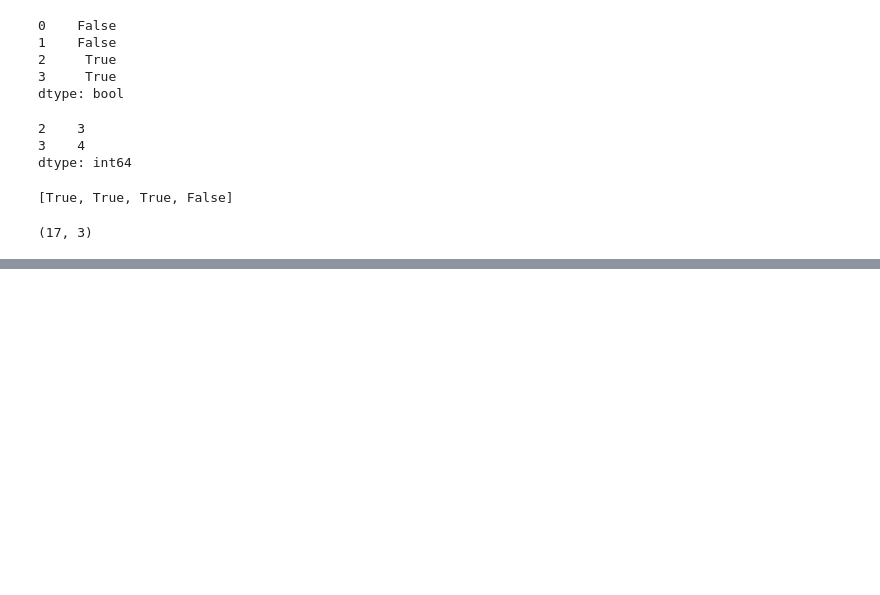
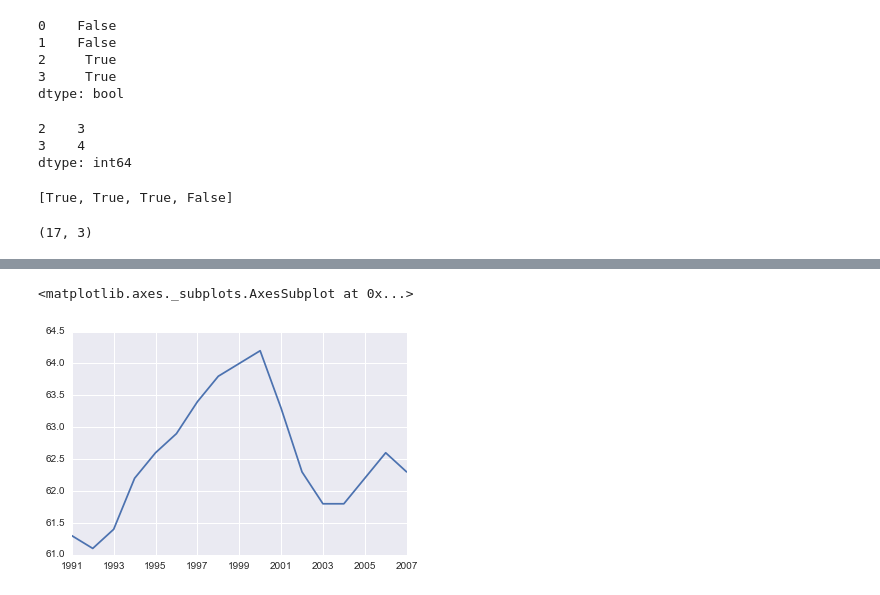
Before and after one commit to JeremiahZhang/MachineLearningJourney, a Jupyter notebook: Udacity-Data-Science/L2-Numpy-Pandas-try.ipynb, the cells around one changed output, grey strips where cells are left out. Saved outputs shown, nothing was run; the diff lists cells and outputs as text; code cells hidden in the pictures; blank space fills up the shorter version.

```diff
--- a/Udacity-Data-Science/L2-Numpy-Pandas-try.ipynb
+++ b/Udacity-Data-Science/L2-Numpy-Pandas-try.ipynb
@@ -524,0 +860,5 @@ variable_correlation(life_expectancy, gdp)
+# %%
+employment_us.plot()
+# %% [output]
+<matplotlib.axes._subplots.AxesSubplot at 0x...>
+[figure, added]
```
Also changed, not shown: parts of 35 cells of this notebook.
